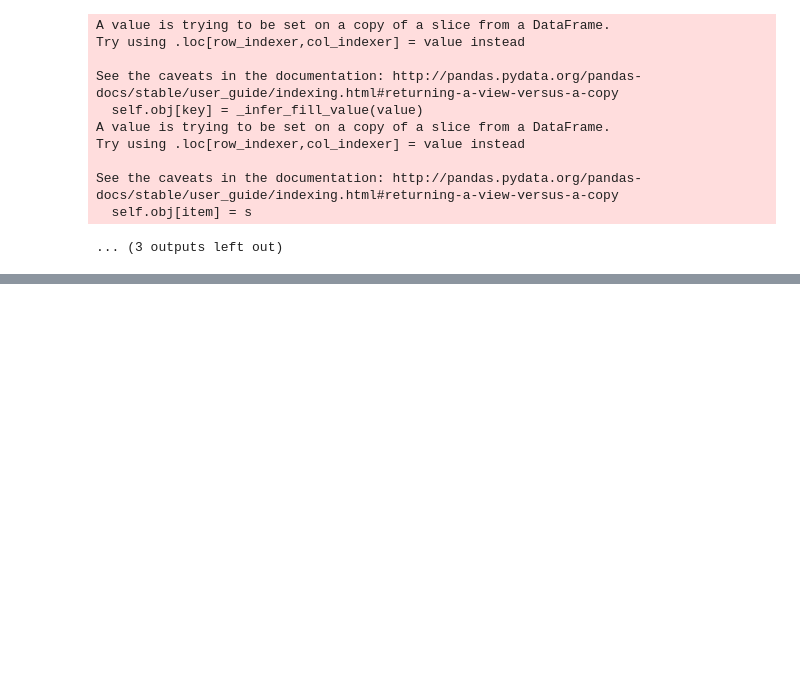
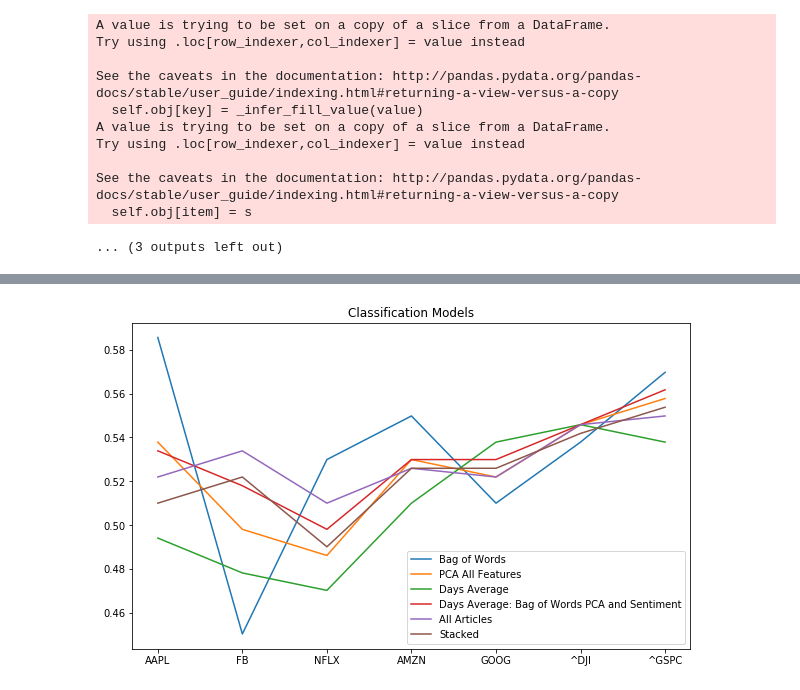
Before and after one commit to AbbyB/orie4741, a Jupyter notebook: Final Project/News Models.ipynb, the cells around one changed output, grey strips where cells are left out. Saved outputs shown, nothing was run; the diff lists cells and outputs as text; code cells hidden in the pictures; blank space fills up the shorter version.

```diff
--- a/Final Project/News Models.ipynb
+++ b/Final Project/News Models.ipynb
@@ -770,0 +921,12 @@ See the caveats in the documentation: http://pandas.pydata.org/pandas-docs/stabl
+# %%
+plt.figure(figsize=(10,6))
+
+for i in range(len(class_models)):
+    plt.plot(range(len(stocks + indices)), class_models.iloc[i])
+
+plt.xticks(np.arange(7), class_models.columns)
+plt.gca().legend(['Bag of Words', 'PCA All Features', 'Days Average', 'Days Average: Bag of Words PCA and Sentiment', 'All Articles', 'Stacked'])
+plt.title("Classification Models")
+plt.show()
+# %% [output]
+[figure, added]
```
Also changed, not shown: parts of 20 cells of this notebook.
